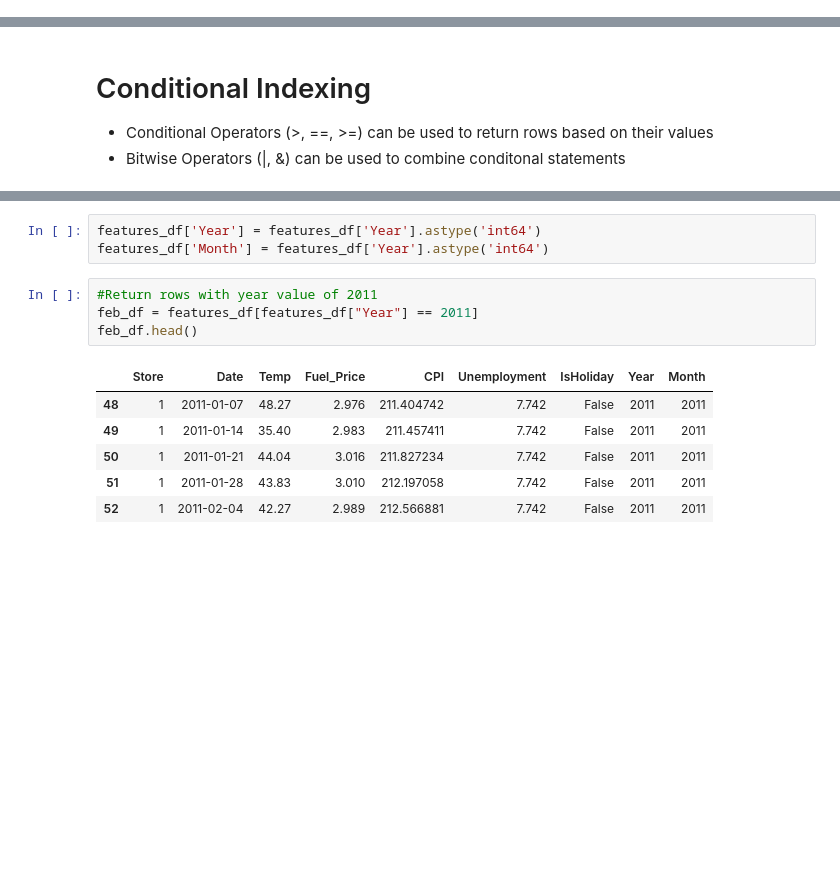
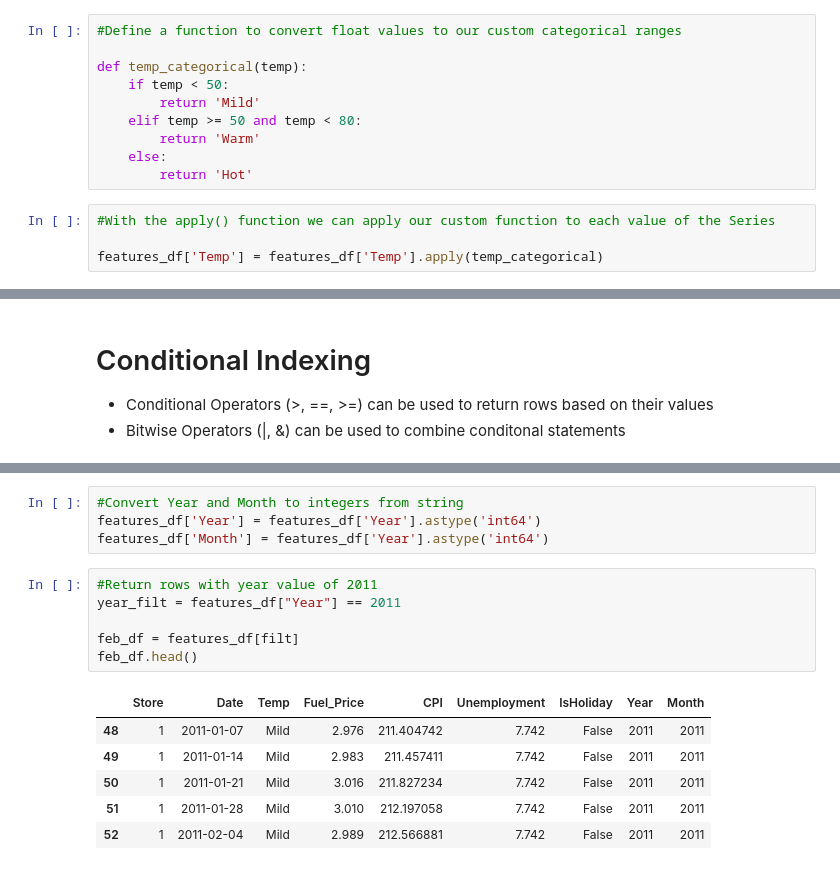
Before and after one commit to peterling7710/BCHPython2, a Jupyter notebook: Python2_master.ipynb, the cells around one changed output, grey strips where cells are left out. Drawn from its saved outputs; the diff is of its cells as text; blank space fills up the shorter version.

```diff
--- a/Python2_master.ipynb
+++ b/Python2_master.ipynb
@@ -355,0 +344,14 @@ features_df.drop(columns = ['MD1', 'MD2', 'MD3', 'MD4', 'MD5'], inplace = True)
+# %%
+#Define a function to convert float values to our custom categorical ranges
+
+def temp_categorical(temp):
+    if temp < 50:
+        return 'Mild'
+    elif temp >= 50 and temp < 80:
+        return 'Warm'
+    else:
+        return 'Hot'
+# %%
+#With the apply() function we can apply our custom function to each value of the Series
+
+features_df['Temp'] = features_df['Temp'].apply(temp_categorical)
@@ -537,16 +567,19 @@ dtype: object
 # %%
+#Convert Year and Month to integers from string
 features_df['Year'] = features_df['Year'].astype('int64')
 features_df['Month'] = features_df['Year'].astype('int64')
 # %%
 #Return rows with year value of 2011
-feb_df = features_df[features_df["Year"] == 2011]
+year_filt = features_df["Year"] == 2011
+
+feb_df = features_df[filt]
 feb_df.head()
 # %% [output]
 |  | Store | Date | Temp | Fuel_Price | CPI | Unemployment | IsHoliday | Year | Month |
-| 48 | 1 | 2011-01-07 | 48.27 | 2.976 | 211.404742 | 7.742 | False | 2011 | 2011 |
-| 49 | 1 | 2011-01-14 | 35.40 | 2.983 | 211.457411 | 7.742 | False | 2011 | 2011 |
-| 50 | 1 | 2011-01-21 | 44.04 | 3.016 | 211.827234 | 7.742 | False | 2011 | 2011 |
-| 51 | 1 | 2011-01-28 | 43.83 | 3.010 | 212.197058 | 7.742 | False | 2011 | 2011 |
-| 52 | 1 | 2011-02-04 | 42.27 | 2.989 | 212.566881 | 7.742 | False | 2011 | 2011 |
+| 48 | 1 | 2011-01-07 | Mild | 2.976 | 211.404742 | 7.742 | False | 2011 | 2011 |
+| 49 | 1 | 2011-01-14 | Mild | 2.983 | 211.457411 | 7.742 | False | 2011 | 2011 |
+| 50 | 1 | 2011-01-21 | Mild | 3.016 | 211.827234 | 7.742 | False | 2011 | 2011 |
+| 51 | 1 | 2011-01-28 | Mild | 3.010 | 212.197058 | 7.742 | False | 2011 | 2011 |
+| 52 | 1 | 2011-02-04 | Mild | 2.989 | 212.566881 | 7.742 | False | 2011 | 2011 |
 # %%
 #Return rows with CPI lower than 130
```
Also changed, not shown: parts of 53 cells of this notebook, 4 other files.
